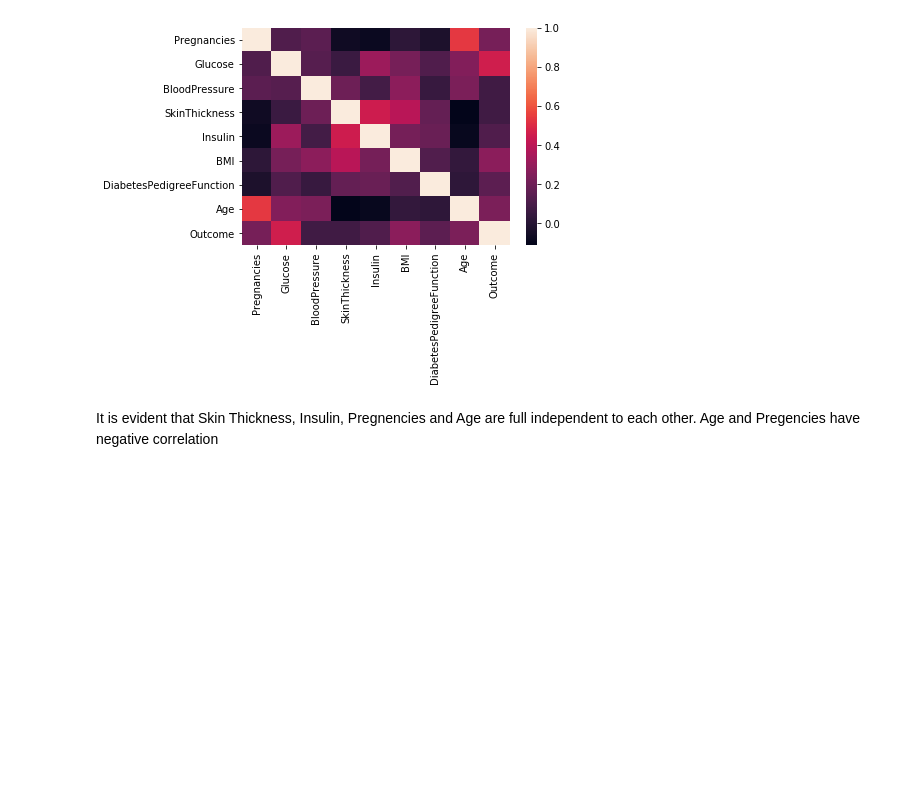
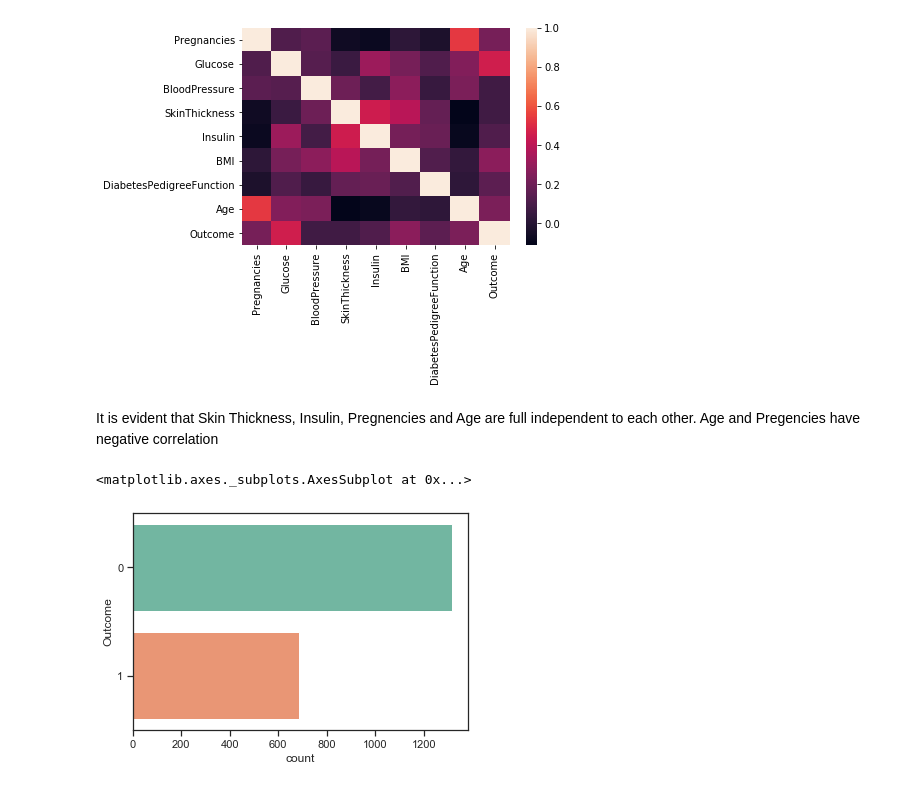
Before and after one commit to adityasaxena26/diabetes-prediction, a Jupyter notebook: diabetes_prediction.ipynb, the cells around one changed output. Saved outputs shown, nothing was run; the diff lists cells and outputs as text; code cells hidden in the pictures; blank space fills up the shorter version.

Commit message:
countplot with number of Outcome

```diff
--- a/diabetes_prediction.ipynb
+++ b/diabetes_prediction.ipynb
@@ -68,3 +68,9 @@ sns.heatmap(df.corr())
 [figure]
 # %% [markdown]
 It is evident that Skin Thickness, Insulin, Pregnencies and Age are full independent to each other. Age and Pregencies have negative correlation
+# %%
+# count total outcome. 1 refers to patient with diabtes, 0 denotes patients with no diabetes
+sns.countplot(y=df['Outcome'],palette='Set2')
+# %% [output]
+<matplotlib.axes._subplots.AxesSubplot at 0x...>
+[figure, added]
```
Also changed, not shown: parts of 1 cell of this notebook.
